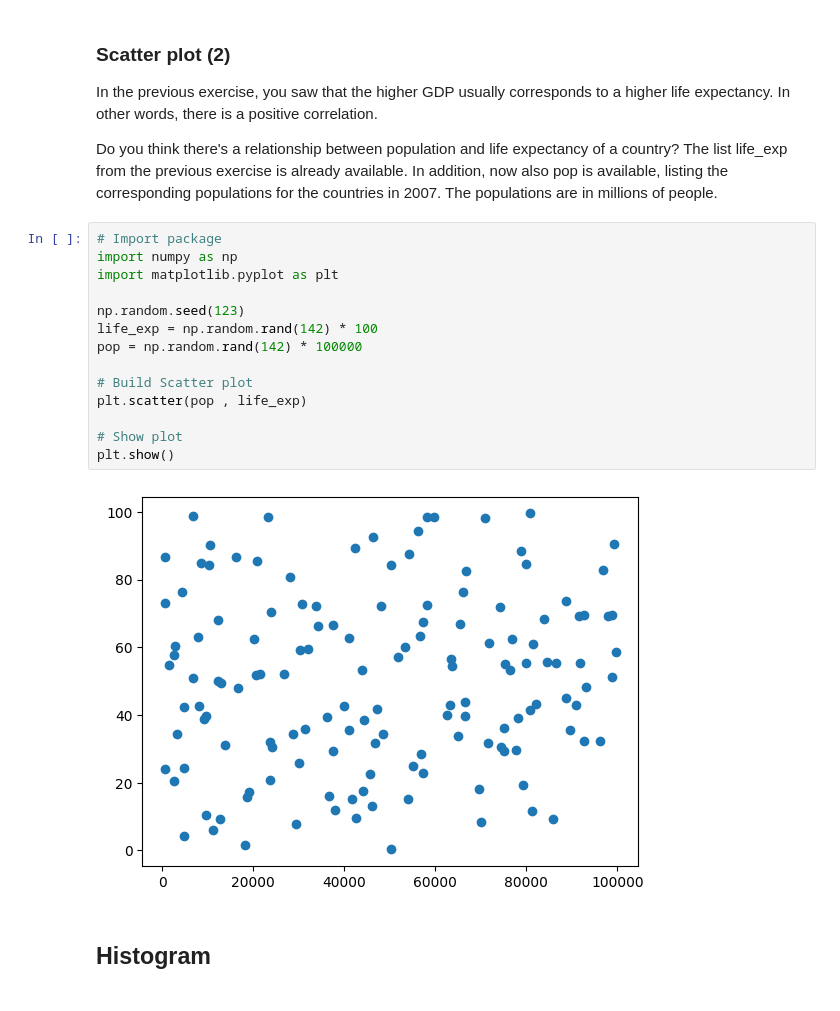
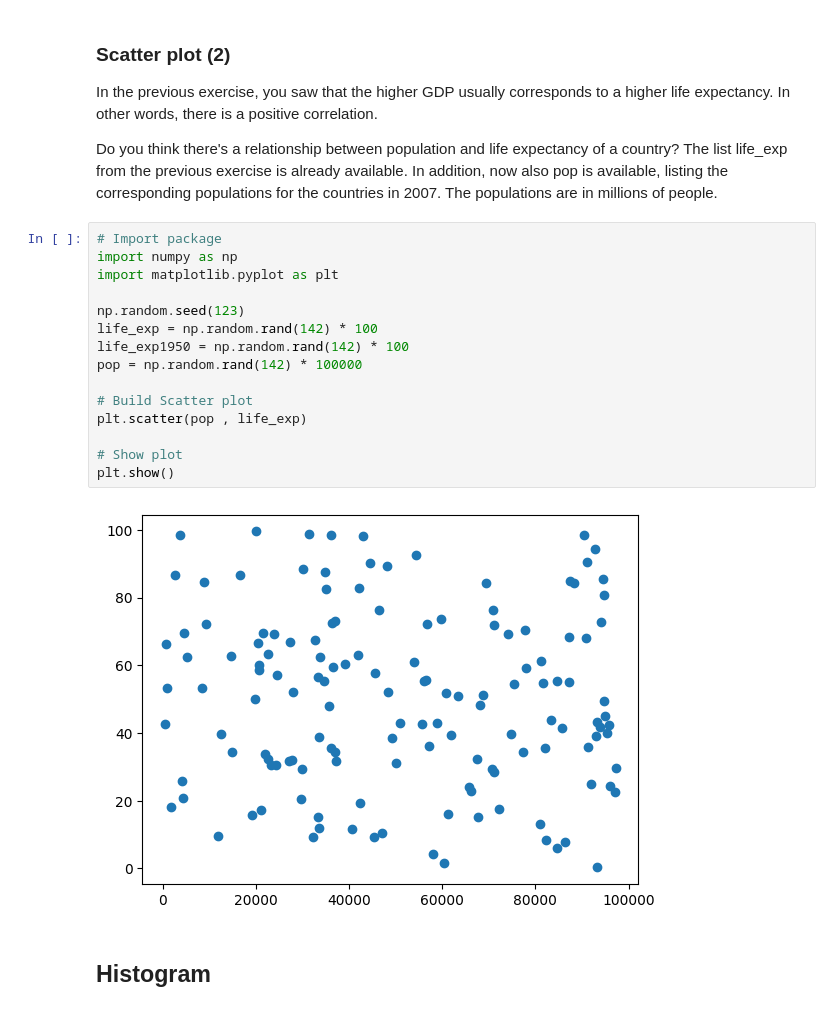
Before and after one commit to hasanshahriar32/ads, a Jupyter notebook: 2.intermediate-python/notes/matploitlib.ipynb, the cells around one changed output. Cells and saved outputs as stored; diff of their text form.

```diff
--- a/2.intermediate-python/notes/matploitlib.ipynb
+++ b/2.intermediate-python/notes/matploitlib.ipynb
@@ -109,19 +109,20 @@ Do you think there's a relationship between population and life expectancy of a
 # %%
 # Import package
 import numpy as np
 import matplotlib.pyplot as plt
 
 np.random.seed(123)
 life_exp = np.random.rand(142) * 100
+life_exp1950 = np.random.rand(142) * 100
 pop = np.random.rand(142) * 100000
 
 # Build Scatter plot
 plt.scatter(pop , life_exp)
 
 # Show plot
 plt.show()
 # %% [output]
-[figure, old version]
+[figure, new version]
 # %% [markdown]
 ## Histogram
 # %% [markdown]
```
Also changed, not shown: parts of 6 cells of this notebook.
